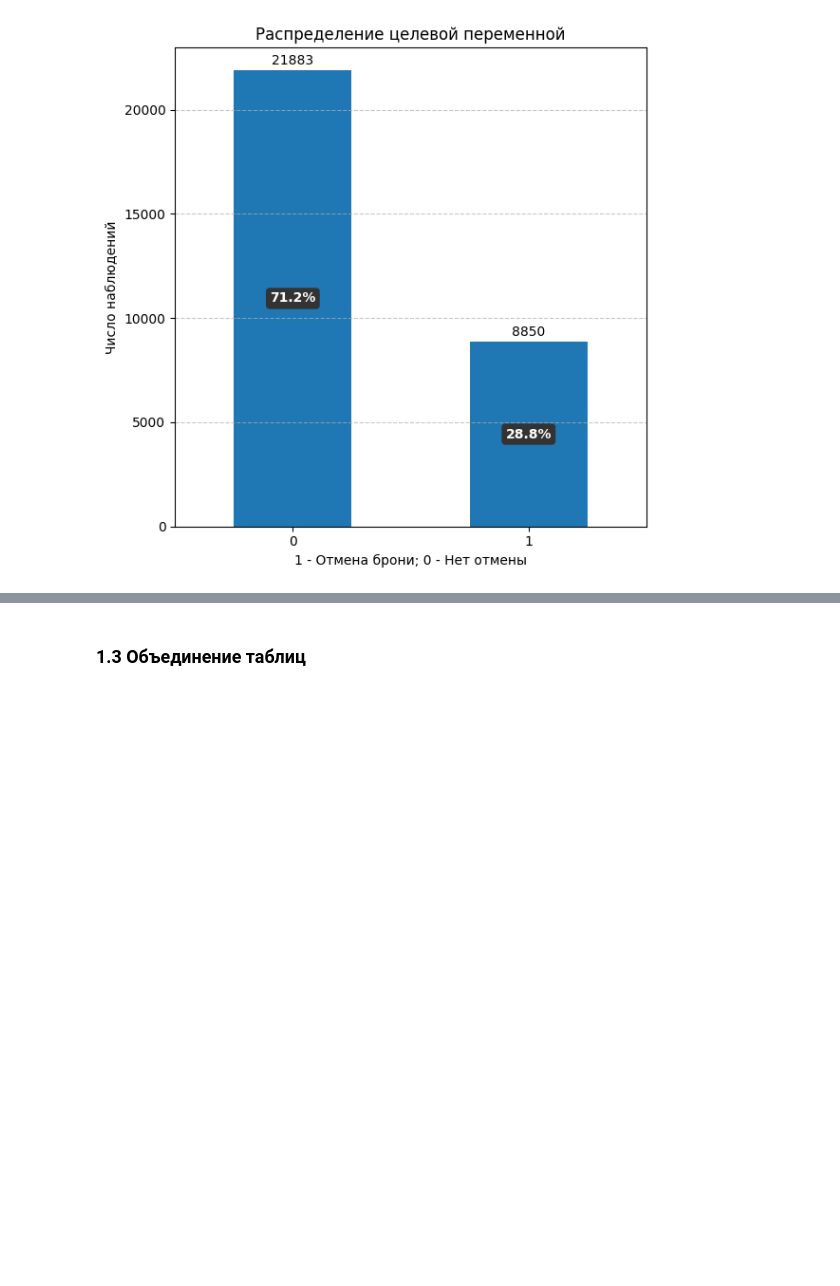
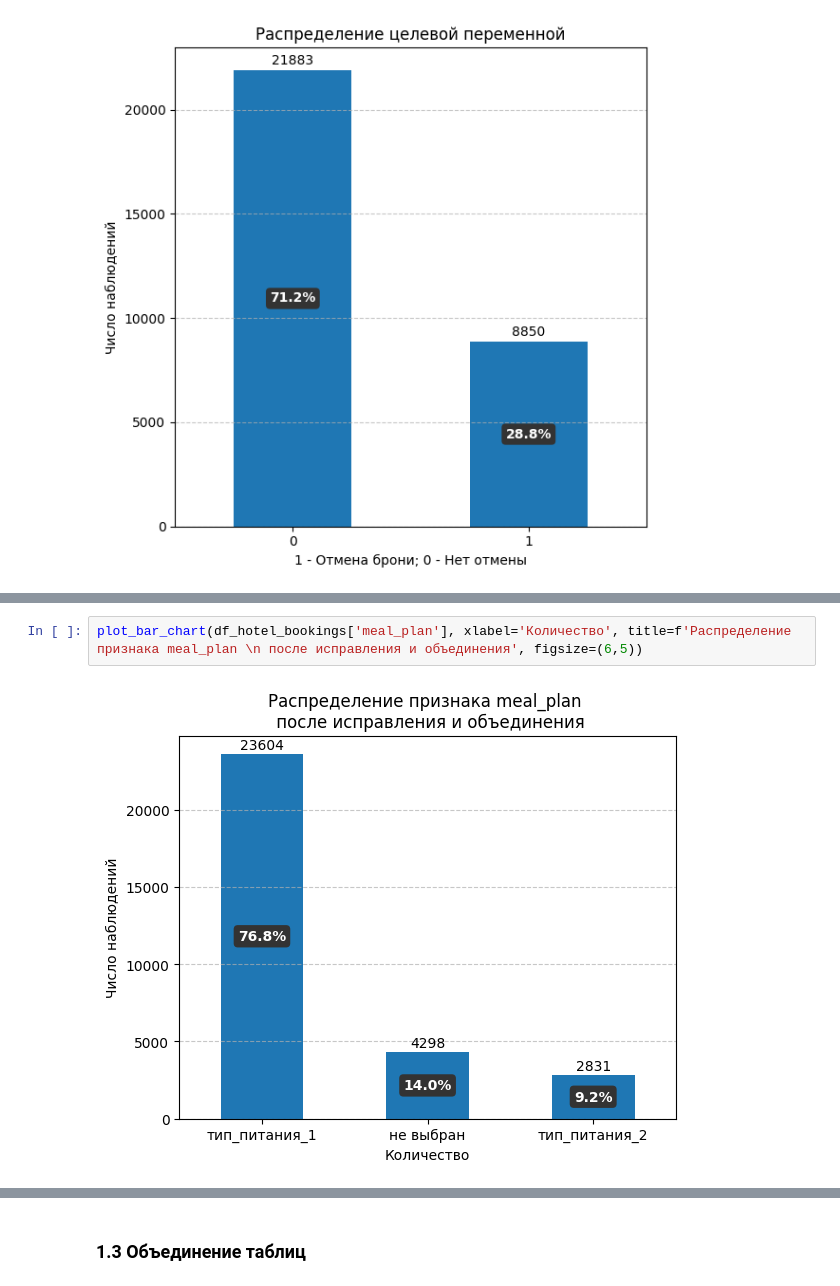
Before and after one commit to TemaQDX/project_module_04_urbanstay, a Jupyter notebook: project_module_04_urbanstay_Artem_Burov.ipynb, the cells around one changed output, grey strips where cells are left out. Drawn from its saved outputs; the diff is of its cells as text; blank space fills up the shorter version.

```diff
--- a/project_module_04_urbanstay_Artem_Burov.ipynb
+++ b/project_module_04_urbanstay_Artem_Burov.ipynb
@@ -900,0 +1081,4 @@ plot_bar_chart(data=df_hotel_bookings[target], xlabel='1 - Отмена брон
+# %%
+plot_bar_chart(df_hotel_bookings['meal_plan'], xlabel='Количество', title=f'Распределение признака meal_plan \n после исправления и объединения', figsize=(6,5))
+# %% [output]
+[figure, added]
```
Also changed, not shown: parts of 22 cells of this notebook.
